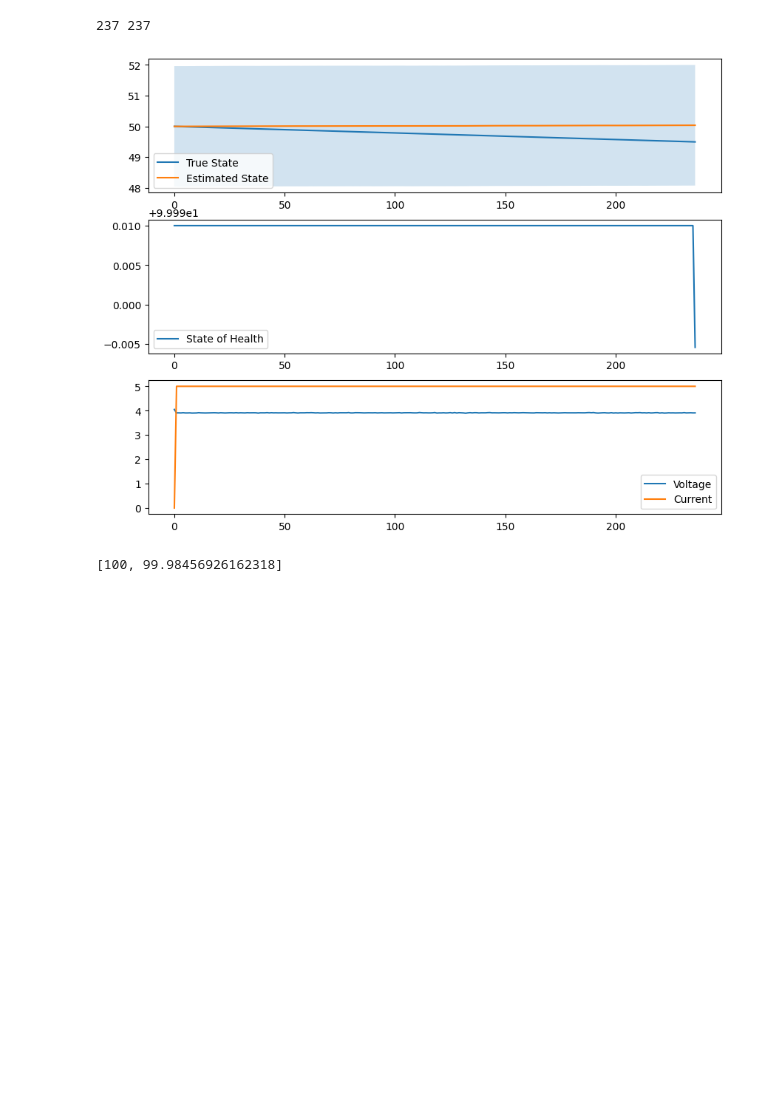
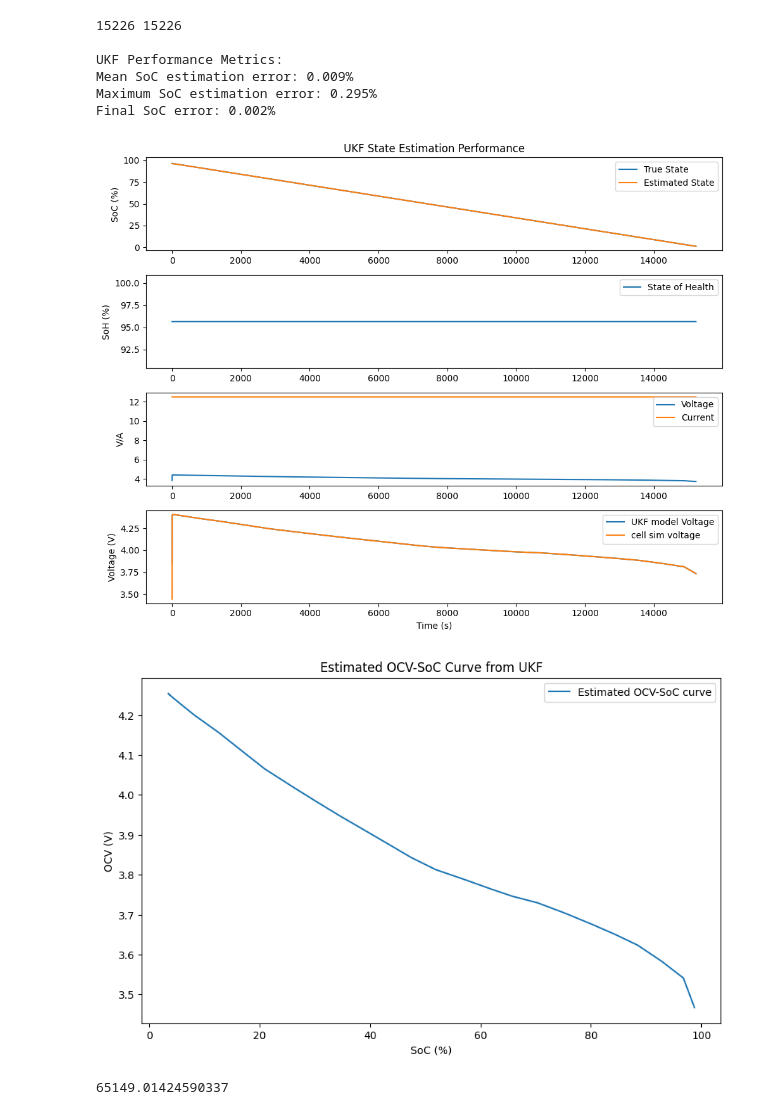
Before and after one commit to ShivamBhadani/CellModelling, a Jupyter notebook: pythonModel/cellUKF.ipynb, the cells around one changed output. Drawn from its saved outputs; the diff is of its cells as text; code cells hidden in the pictures; blank space fills up the shorter version.

```diff
--- a/pythonModel/cellUKF.ipynb
+++ b/pythonModel/cellUKF.ipynb
@@ -104,12 +124,18 @@ Wmx=np.array([0]) # Wmx0 = (h**2-Nxa) / (h**2) which is essentially 0 for Nxa=3,
 Wmx=np.append(Wmx,[inv_2h2]*(2*Nxa)) # Wmxi = 1/(2*h^2) for i=1,...,2*Nxa
 rtWmx=np.sqrt(Wmx)
 # %%
-SigmaW=0.10  # Process noise covariance
-SigmaV=0.1 # Measurement noise covariance
-maxIter=1600#3600*2 # 2 hours
+SigmaW=0.0001*(1/1950)  # Process noise covariance
+SigmaV= 0.000001 # Measurement noise covariance
+maxIter=3600*5 # 5 hours for testing
 xtrue=battery.SoC[-1] # True state
 xhat=battery.SoC[-1] # Estimated state
 SigmaX=1 # Initial state covariance
+
+print(f"Battery corner: {corner}")
+print(f"Actual MaxCapacity: {battery.MaxCapacity:.0f} mAh")
+print(f"Actual Coulomb Efficiency: {battery.coulombEffeciency[-1]:.3f}")
+print(f"Actual SoH: {battery.SoH[-1]:.1f}%")
+print(f"Actual SoC: {battery.SoC[-1]:.1f}%")
 
 # Data logging
 time_log=[time]
@@ -120,5 +146,8 @@ xhatstore[0]=xhat
 SigmaXstore=np.zeros(maxIter+1)
 SigmaXstore[0]=SigmaX
 SoH_log=[battery.SoH[-1]]
-voltage_log=[battery.voltage[-1]]
-current_log=[0]
+voltage_log=[battery.ocv[-1]+battery.current[-1]*battery.esr[-1]]
+current_log=[curr]
+dSoC_log=np.zeros(maxIter)
+OCV_store=np.zeros(maxIter+1)
+OCV_store[0]=battery.ocv[-1]
@@ -184,23 +224,60 @@ SoCdegradation called
 # %%
 plt.figure(figsize=(10,8))
-plt.subplot(3,1,1)
+plt.subplot(4,1,1)
 print(len(xstore[0:len(time_log)]),len(time_log))
 plt.plot(time_log,xstore[0:len(time_log)],label='True State')
 plt.plot(time_log,xhatstore[0:len(time_log)],label='Estimated State')
 plt.fill_between(time_log,xhatstore[0:len(time_log)]-1.96*np.sqrt(SigmaXstore[0:len(time_log)]),xhatstore[0:len(time_log)]+1.96*np.sqrt(SigmaXstore[0:len(time_log)]),alpha=0.2)
 plt.legend()
-plt.subplot(3,1,2)
+plt.ylabel('SoC (%)')
+plt.title('UKF State Estimation Performance')
+plt.subplot(4,1,2)
 plt.plot(time_log,SoH_log,label='State of Health')
 plt.legend()
-plt.subplot(3,1,3)
+plt.ylabel('SoH (%)')
+plt.subplot(4,1,3)
 plt.plot(time_log,voltage_log,label='Voltage')
 plt.plot(time_log,current_log,label='Current')
 plt.legend()
+plt.ylabel('V/A')
+plt.subplot(4,1,4)
+plt.plot(time_log,voltage_log[0:len(time_log)],label='UKF model Voltage')
+# Fix length mismatch by using the minimum length
+min_len = min(len(time_log), len(battery.voltage))
+plt.plot(time_log[0:min_len],battery.voltage[0:min_len],label='cell sim voltage')
+plt.legend()
+plt.ylabel('Voltage (V)')
+plt.xlabel('Time (s)')
+
+# Calculate and display accuracy metrics
+soc_error = np.abs(np.array(xstore[0:len(time_log)]) - np.array(xhatstore[0:len(time_log)]))
+mean_error = np.mean(soc_error)
+max_error = np.max(soc_error)
+print(f"\nUKF Performance Metrics:")
+print(f"Mean SoC estimation error: {mean_error:.3f}%")
+print(f"Maximum SoC estimation error: {max_error:.3f}%")
+print(f"Final SoC error: {soc_error[-1]:.3f}%")
+
+plt.tight_layout()
 plt.show()
+plt.figure(figsize=(10,6))
+plt.plot(100-xhatstore[0:-2800],OCV_store[0:-2800],label='Estimated OCV-SoC curve')
+plt.xlabel('SoC (%)')
+plt.ylabel('OCV (V)')
+plt.title('Estimated OCV-SoC Curve from UKF')
+plt.legend()
+plt.show()
 # %% [output]
-237 237
+15226 15226
+
+UKF Performance Metrics:
+Mean SoC estimation error: 0.009%
+Maximum SoC estimation error: 0.295%
+Final SoC error: 0.002%
-[figure, old version]
+[figure, new version]
+[figure, added]
 # %%
-battery.SoH
+battery.coulombEffeciency[-1]
+battery.MaxCapacity
 # %% [output]
-[100, 99.98456926162318]
+65149.01424590337
```
Also changed, not shown: parts of 5 cells of this notebook, 3 other files.
